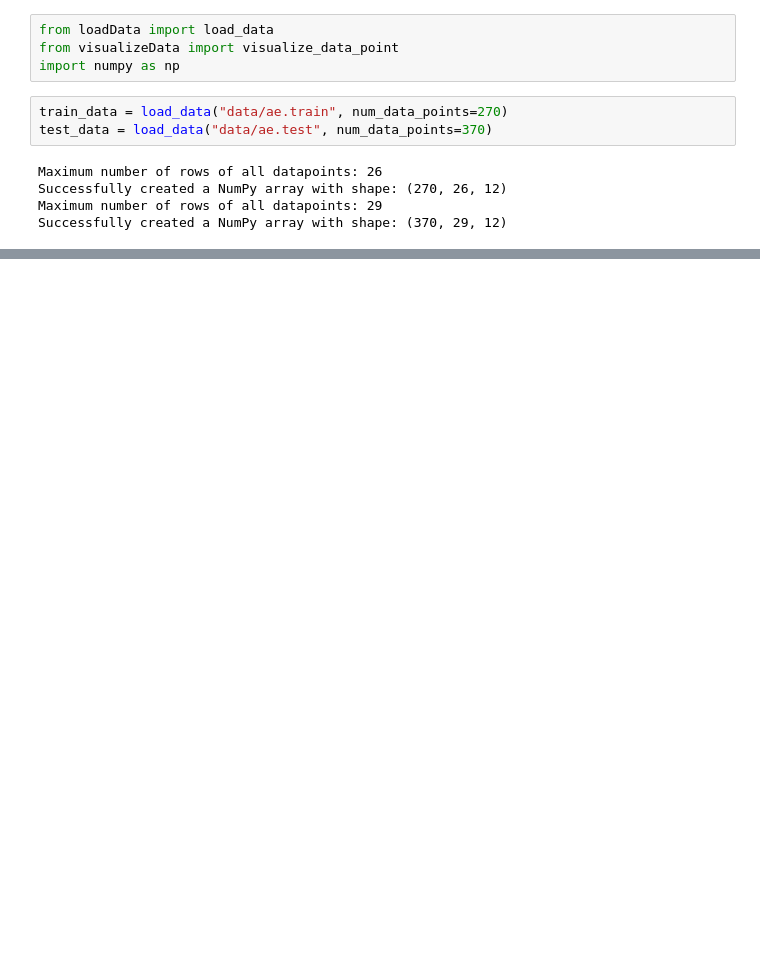
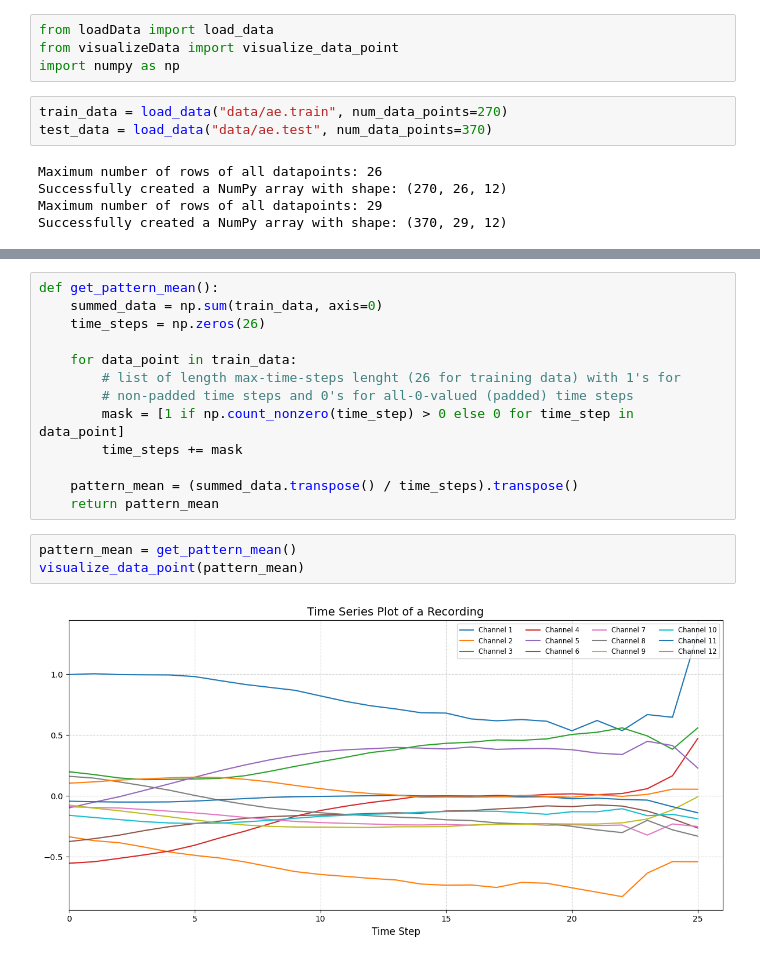
Before and after one commit to MaDoJo/AML_Group13, a Jupyter notebook: pipeline.ipynb, the cells around one changed output, grey strips where cells are left out. Drawn from its saved outputs; the diff is of its cells as text; blank space fills up the shorter version.

```diff
--- a/pipeline.ipynb
+++ b/pipeline.ipynb
@@ -16,0 +20,18 @@ visualize_data_point(train_data[0])
+# %%
+def get_pattern_mean():
+    summed_data = np.sum(train_data, axis=0)
+    time_steps = np.zeros(26)
+
+    for data_point in train_data:
+        # list of length max-time-steps lenght (26 for training data) with 1's for
+        # non-padded time steps and 0's for all-0-valued (padded) time steps
+        mask = [1 if np.count_nonzero(time_step) > 0 else 0 for time_step in data_point]
+        time_steps += mask
+
+    pattern_mean = (summed_data.transpose() / time_steps).transpose()
+    return pattern_mean
+# %%
+pattern_mean = get_pattern_mean()
+visualize_data_point(pattern_mean)
+# %% [output]
+[figure, added]
```
Also changed, not shown: parts of 1 cell of this notebook.
